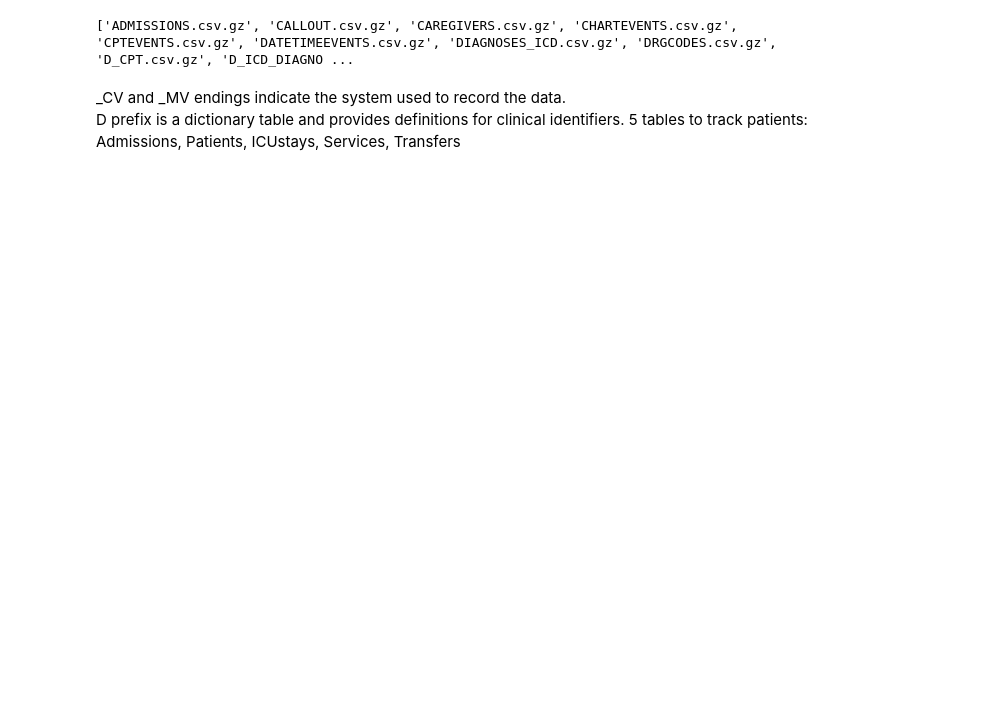
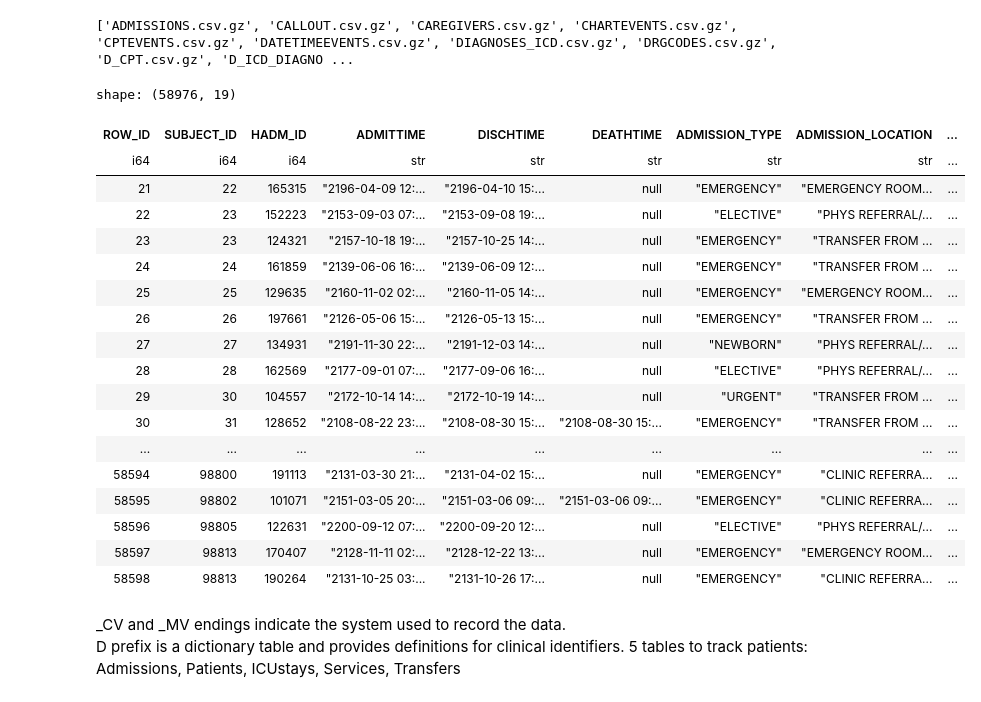
Before and after one commit to kirilklein/ehr_preprocess, a Jupyter notebook: notebooks/explore/mimic3.ipynb, the cells around one changed output. Drawn from its saved outputs; the diff is of its cells as text; code cells hidden in the pictures; blank space fills up the shorter version.

```diff
--- a/notebooks/explore/mimic3.ipynb
+++ b/notebooks/explore/mimic3.ipynb
@@ -12,5 +14,42 @@ print([f for f in os.listdir(mimic_path) if f.endswith('.csv.gz')])
 # %% [output]
 ['ADMISSIONS.csv.gz', 'CALLOUT.csv.gz', 'CAREGIVERS.csv.gz', 'CHARTEVENTS.csv.gz', 'CPTEVENTS.csv.gz', 'DATETIMEEVENTS.csv.gz', 'DIAGNOSES_ICD.csv.gz', 'DRGCODES.csv.gz', 'D_CPT.csv.gz', 'D_ICD_DIAGNO ...
+# %%
+def load_csv(path, columns_str=None, columns=None):
+    if path.endswith('.gz'):
+        compression = 'gzip'
+    else:
+        compression = None
+    if not columns_str is None:
+        all_columns = ps.read_csv(path, n_rows=1, low_memory=True).columns
+        selected_columns = [c for c in all_columns for s in columns_str if columns_str in c]
+        if not columns is None:
+            columns = list(set(columns + selected_columns))
+        else:
+            columns = selected_columns
+    df = ps.read_csv(path, columns=columns, low_memory=False)
+    return df
+# %%
+load_csv(join(mimic_path, tracking_sheet[0]))
+# %% [output]
+shape: (58976, 19)
+| ROW_ID | SUBJECT_ID | HADM_ID | ADMITTIME | DISCHTIME | DEATHTIME | ADMISSION_TYPE | ADMISSION_LOCATION | ... |
+| i64 | i64 | i64 | str | str | str | str | str | ... |
+| 21 | 22 | 165315 | "2196-04-09 12:... | "2196-04-10 15:... | null | "EMERGENCY" | "EMERGENCY ROOM... | ... |
+| 22 | 23 | 152223 | "2153-09-03 07:... | "2153-09-08 19:... | null | "ELECTIVE" | "PHYS REFERRAL/... | ... |
+| 23 | 23 | 124321 | "2157-10-18 19:... | "2157-10-25 14:... | null | "EMERGENCY" | "TRANSFER FROM ... | ... |
+| 24 | 24 | 161859 | "2139-06-06 16:... | "2139-06-09 12:... | null | "EMERGENCY" | "TRANSFER FROM ... | ... |
+| 25 | 25 | 129635 | "2160-11-02 02:... | "2160-11-05 14:... | null | "EMERGENCY" | "EMERGENCY ROOM... | ... |
+| 26 | 26 | 197661 | "2126-05-06 15:... | "2126-05-13 15:... | null | "EMERGENCY" | "TRANSFER FROM ... | ... |
+| 27 | 27 | 134931 | "2191-11-30 22:... | "2191-12-03 14:... | null | "NEWBORN" | "PHYS REFERRAL/... | ... |
+| 28 | 28 | 162569 | "2177-09-01 07:... | "2177-09-06 16:... | null | "ELECTIVE" | "PHYS REFERRAL/... | ... |
+| 29 | 30 | 104557 | "2172-10-14 14:... | "2172-10-19 14:... | null | "URGENT" | "TRANSFER FROM ... | ... |
+| 30 | 31 | 128652 | "2108-08-22 23:... | "2108-08-30 15:... | "2108-08-30 15:... | "EMERGENCY" | "TRANSFER FROM ... | ... |
+| ... | ... | ... | ... | ... | ... | ... | ... | ... |
+| 58594 | 98800 | 191113 | "2131-03-30 21:... | "2131-04-02 15:... | null | "EMERGENCY" | "CLINIC REFERRA... | ... |
+| 58595 | 98802 | 101071 | "2151-03-05 20:... | "2151-03-06 09:... | "2151-03-06 09:... | "EMERGENCY" | "CLINIC REFERRA... | ... |
+| 58596 | 98805 | 122631 | "2200-09-12 07:... | "2200-09-20 12:... | null | "ELECTIVE" | "PHYS REFERRAL/... | ... |
+| 58597 | 98813 | 170407 | "2128-11-11 02:... | "2128-12-22 13:... | null | "EMERGENCY" | "EMERGENCY ROOM... | ... |
+| 58598 | 98813 | 190264 | "2131-10-25 03:... | "2131-10-26 17:... | null | "EMERGENCY" | "CLINIC REFERRA... | ... |
 # %% [markdown]
 _CV and _MV endings indicate the system used to record the data.\
 D prefix is a dictionary table and provides definitions for clinical identifiers.
```
Also changed, not shown: parts of 4 cells of this notebook.
